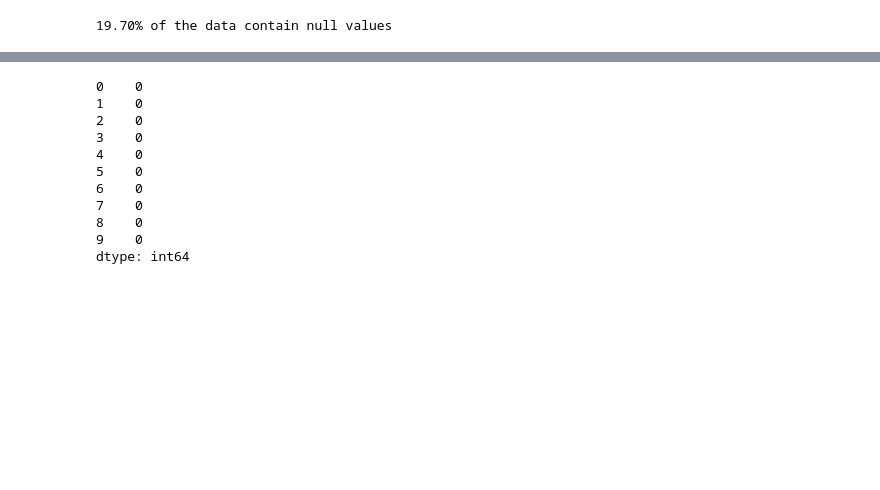
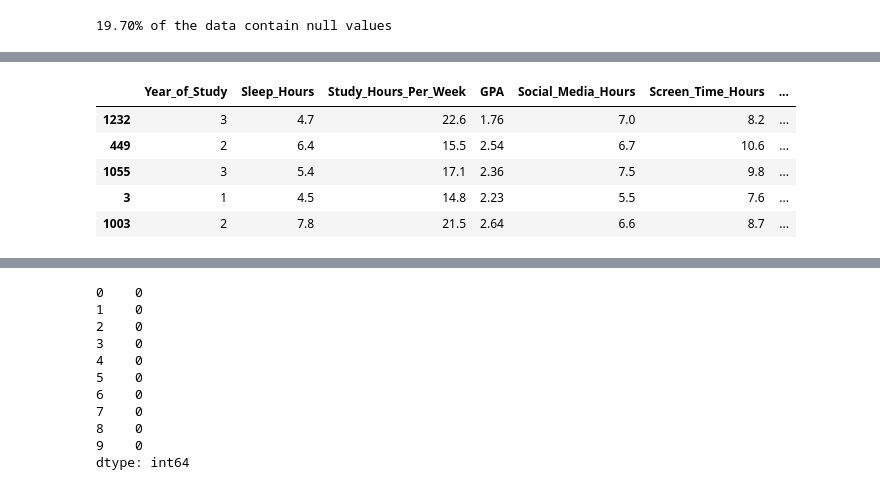
Before and after one commit to Gho-byte/Jury-Blanc, a Jupyter notebook: notebooks/preprocessing.ipynb, the cells around one changed output, grey strips where cells are left out. Cells and saved outputs as stored; diff of their text form; code cells hidden in the pictures; blank space fills up the shorter version.

```diff
--- a/notebooks/preprocessing.ipynb
+++ b/notebooks/preprocessing.ipynb
@@ -83,24 +87,4 @@ dataset
 # %%
-# # Split the data ~~ 200 rows in test and ~~ 1800 in train
+X, y = dataset.iloc[:, :-1], dataset.iloc[:, -1:]
 
-# all_ids = np.full((dataset.shape[0]), 1, dtype=np.uint8)
-# dataset = dataset.drop(columns='Student_ID')
-
-# clean_ids = np.where(mask)[0]
-# _, test_ids = train_test_split(clean_ids, random_state=45, test_size=0.13)
-
-# test_dataset = dataset.iloc[test_ids, :]
-# test_dataset.to_csv('../Data/Processed/test_dataset.csv', index=False)
-
-# train_ids = ~np.isin(np.where(all_ids)[0], test_ids)
-# train_dataset = dataset.iloc[train_ids, :]
-# test_dataset.to_csv('../Data/Processed/train_dataset.csv', index=False)
-
-ids = np.arange(dataset.shape[0])
-train_ids, test_ids = train_test_split(ids, test_size=0.1, random_state=50)
-
-train_dataset = dataset.iloc[train_ids]
-test_dataset = dataset.iloc[test_ids]
-
-train_dataset.to_csv('../Data/Processed/train_dataset.csv')
-test_dataset.to_csv('../Data/Processed/test_dataset.csv')
+X_train, X_test, y_train, y_test = train_test_split(X, y, test_size=0.1, random_state=50, stratify=y)
@@ -147,0 +114,9 @@ def process_non_binary_gender(dataset: pd.DataFrame, drop=True):
+# %%
+X_train.head()
+# %% [output]
+|  | Year_of_Study | Sleep_Hours | Study_Hours_Per_Week | GPA | Social_Media_Hours | Screen_Time_Hours | ... |
+| 1232 | 3 | 4.7 | 22.6 | 1.76 | 7.0 | 8.2 | ... |
+| 449 | 2 | 6.4 | 15.5 | 2.54 | 6.7 | 10.6 | ... |
+| 1055 | 3 | 5.4 | 17.1 | 2.36 | 7.5 | 9.8 | ... |
+| 3 | 1 | 4.5 | 14.8 | 2.23 | 5.5 | 7.6 | ... |
+| 1003 | 2 | 7.8 | 21.5 | 2.64 | 6.6 | 8.7 | ... |
```
Also changed, not shown: parts of 12 cells of this notebook, 1 other file.
